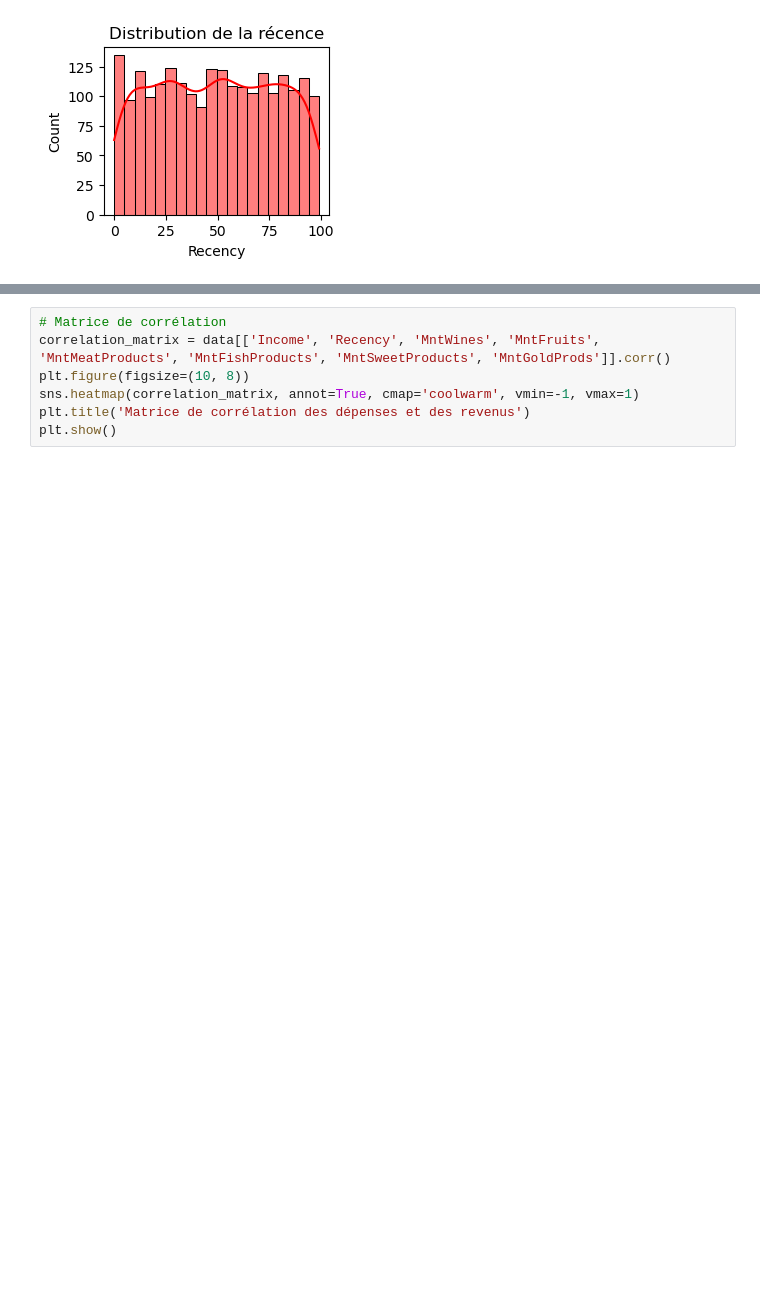
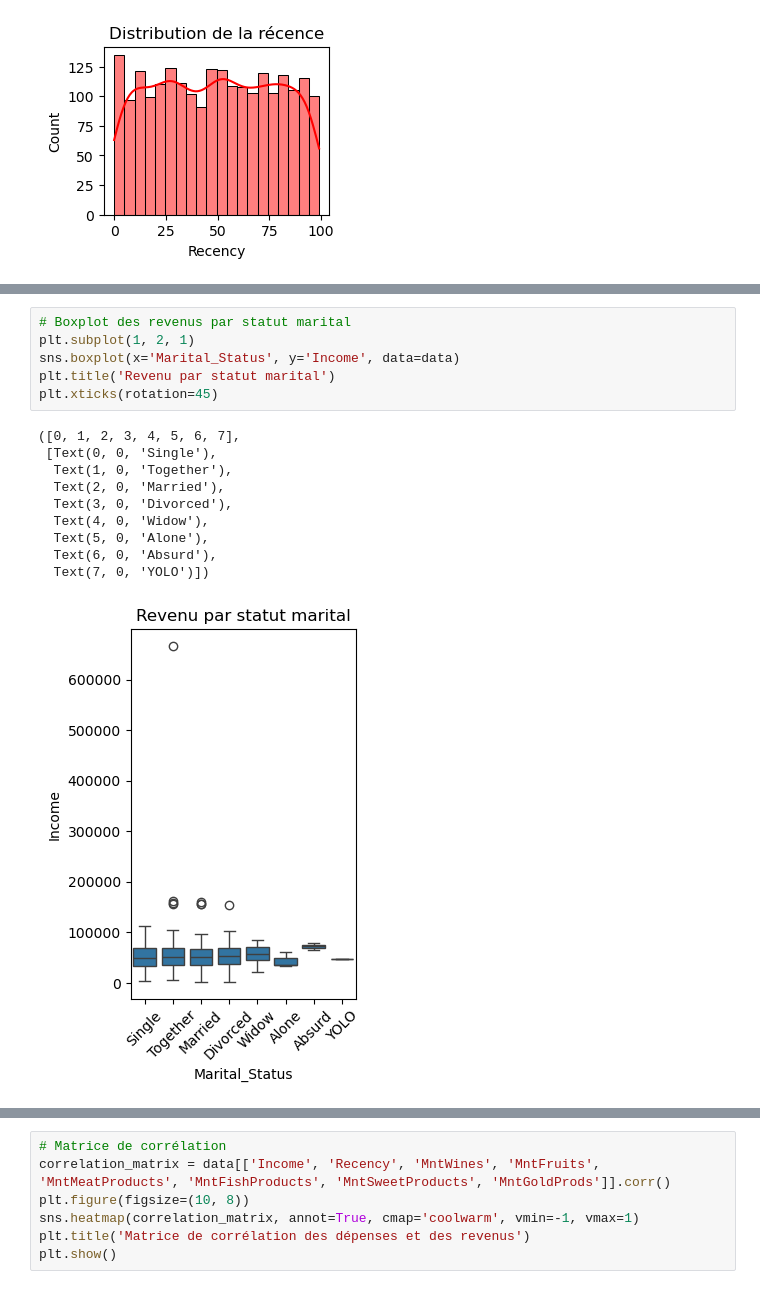
Before and after one commit to GiovanniTafita/segmentationClientele, a Jupyter notebook: notebooks/visualisationdesDistributions.ipynb, the cells around one changed output, grey strips where cells are left out. Cells and saved outputs as stored; diff of their text form; blank space fills up the shorter version.

```diff
--- a/notebooks/visualisationdesDistributions.ipynb
+++ b/notebooks/visualisationdesDistributions.ipynb
@@ -75,0 +87,17 @@ Text(0.5, 1.0, 'Distribution de la récence')
+# %%
+# Boxplot des revenus par statut marital
+plt.subplot(1, 2, 1)
+sns.boxplot(x='Marital_Status', y='Income', data=data)
+plt.title('Revenu par statut marital')
+plt.xticks(rotation=45)
+# %% [output]
+([0, 1, 2, 3, 4, 5, 6, 7],
+ [Text(0, 0, 'Single'),
+  Text(1, 0, 'Together'),
+  Text(2, 0, 'Married'),
+  Text(3, 0, 'Divorced'),
+  Text(4, 0, 'Widow'),
+  Text(5, 0, 'Alone'),
+  Text(6, 0, 'Absurd'),
+  Text(7, 0, 'YOLO')])
+[figure, added]
```
Also changed, not shown: parts of 7 cells of this notebook.
